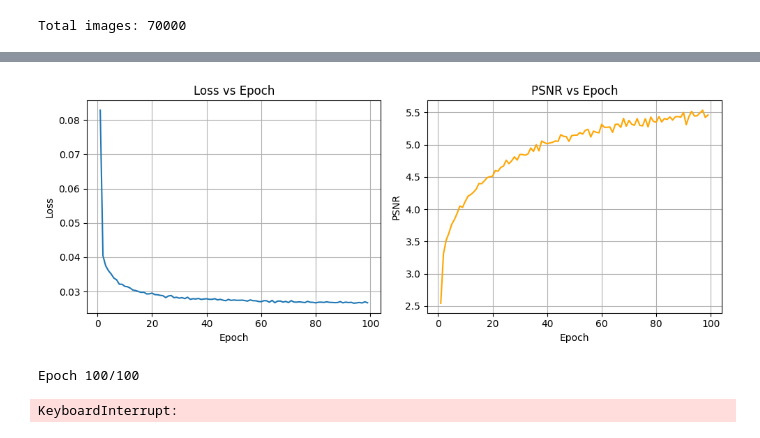
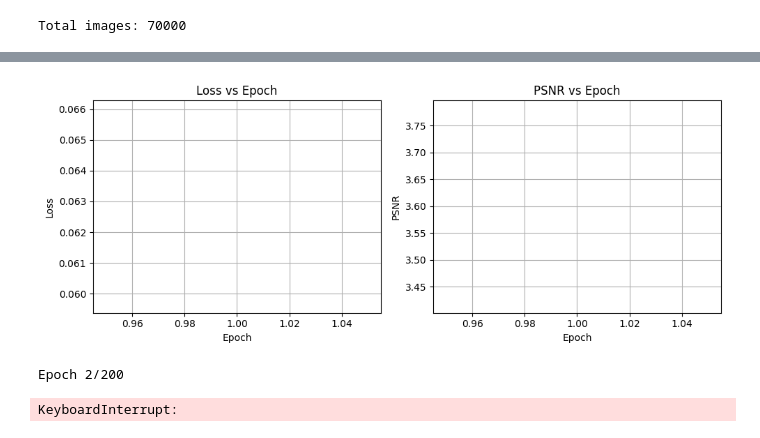
Before and after one commit to HarshitP147/mnist-image-gen, a Jupyter notebook: train.ipynb, the cells around one changed output, grey strips where cells are left out. Saved outputs shown, nothing was run; the diff lists cells and outputs as text; code cells hidden in the pictures.

```diff
--- a/train.ipynb
+++ b/train.ipynb
@@ -29,3 +29,7 @@ dataloader = DataLoader(full_dataset, batch_size=batch_size, shuffle=True)
 print(f"Total images: {len(full_dataset)}")
 # %% [output]
 Total images: 70000
+# %%
+train_dataloader = DataLoader(train_dataset, batch_size=batch_size, shuffle=True)
+
+print(f"Total training images : {len(train_dataset)}")
@@ -176,7 +197,7 @@ class SimpleUNet(nn.Module):
 
         return x
 # %%
-model = SimpleUNet().to(device)
+model = EnhancedUNet().to(device)
 optimizer = torch.optim.Adam(model.parameters(), lr=1e-3)
 mse = nn.MSELoss()
 # %%
@@ -192,7 +213,7 @@ import tqdm
 from IPython.display import clear_output
 
 
-epochs = 100
+epochs = 200
 
 losses_per_epoch = []
 psnrs_per_epoch = []
@@ -201,7 +222,7 @@ psnrs_per_epoch = []
 print("Starting training...")
 for epoch in range(epochs):
     print(f"\nEpoch {epoch+1}/{epochs}")
-    pbar = tqdm.tqdm(dataloader)
+    pbar = tqdm.tqdm(train_dataloader)
 
     total_loss = 0
     step_count = 0
@@ -268,5 +289,5 @@ Average Loss: 0.026732 | Average PSNR: 5.46
-[figure, old version]
+[figure, new version]
-Epoch 100/100
+Epoch 2/200
 KeyboardInterrupt:
 # %%
 @torch.no_grad()
```
Also changed, not shown: parts of 6 cells of this notebook.
